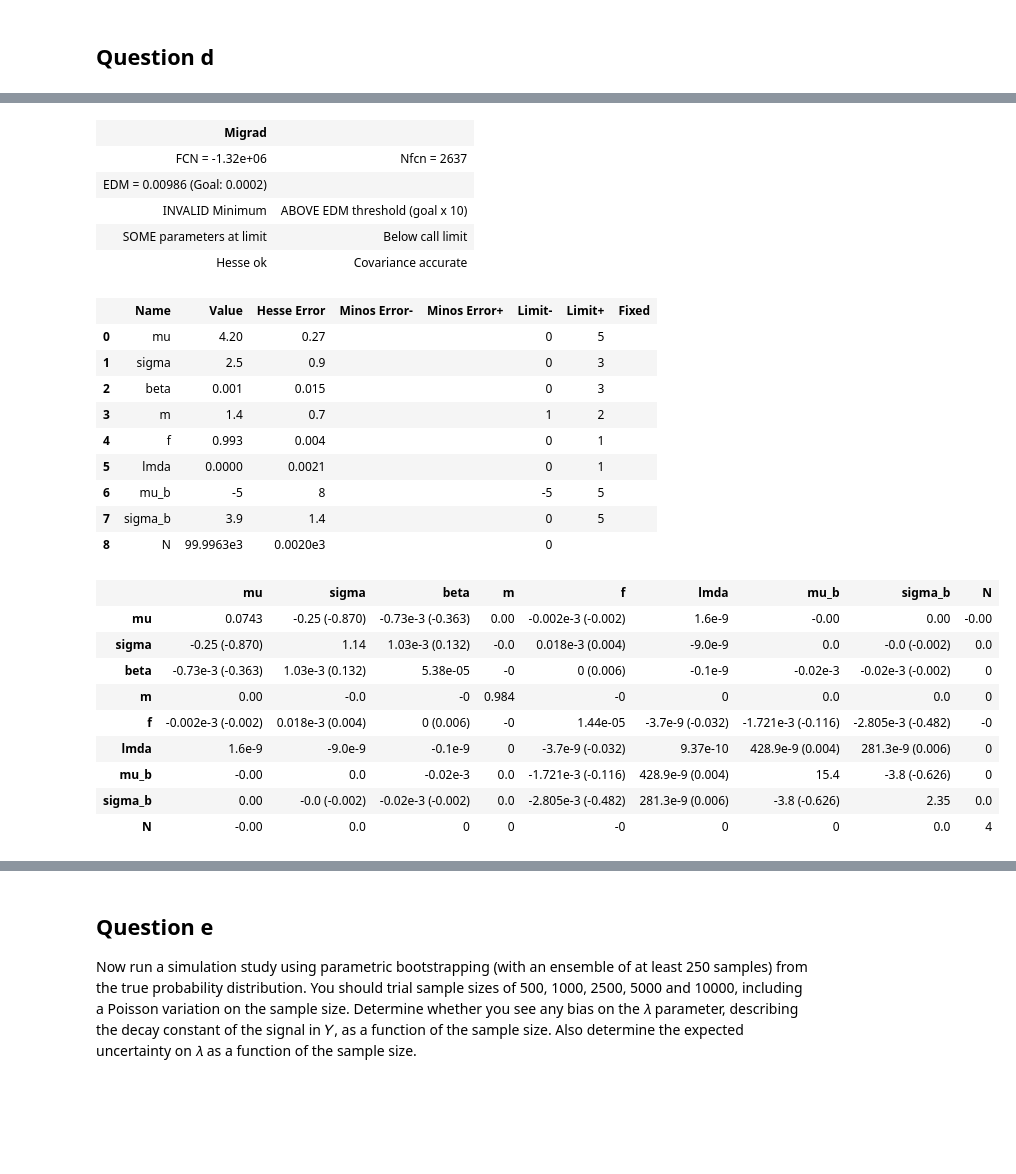
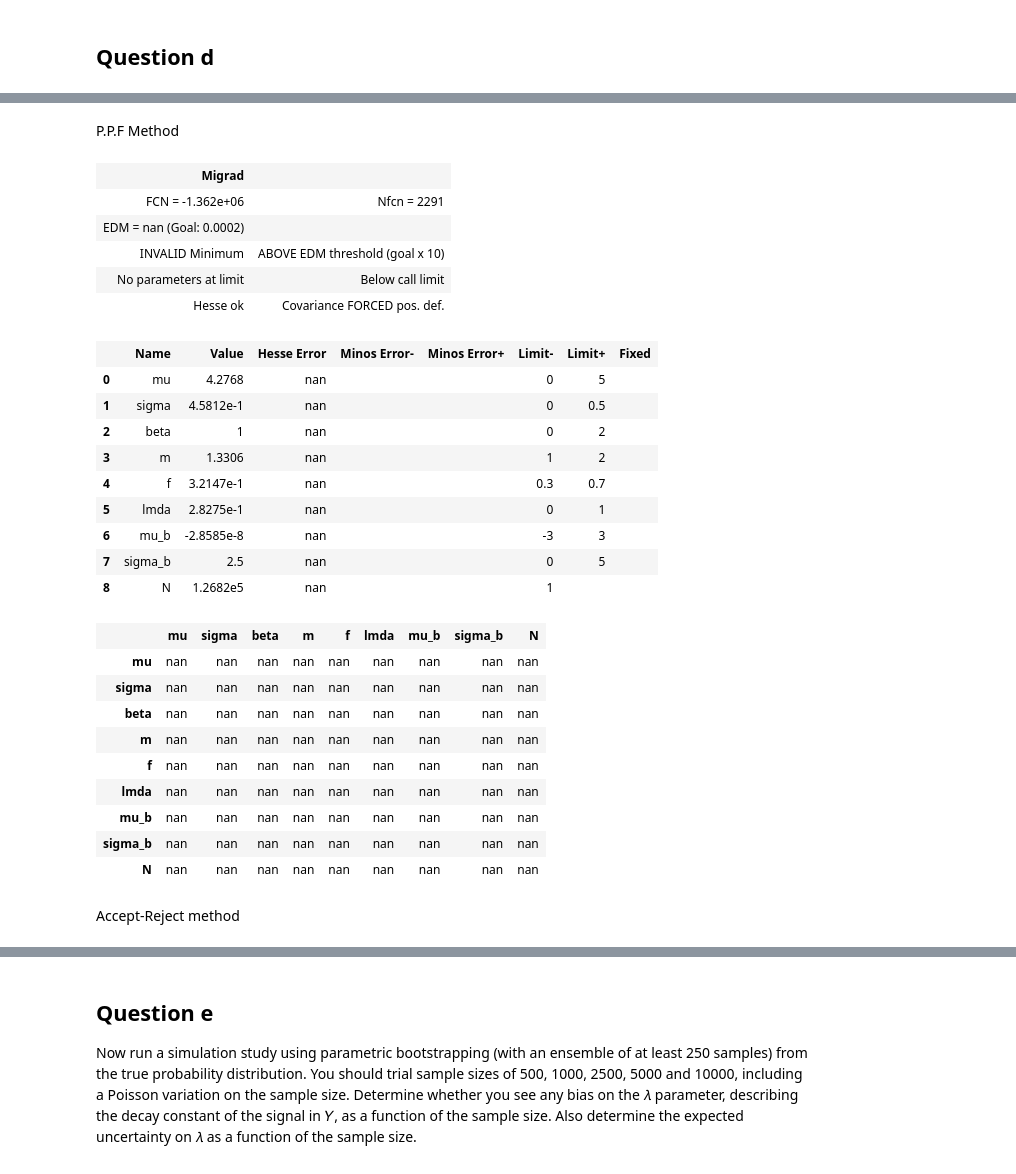
Before and after one commit to john-zhaoyuanzhen/Statistical-Methods-Coursework, a Jupyter notebook: s1.ipynb, the cells around one changed output, grey strips where cells are left out. Saved outputs shown, nothing was run; the diff lists cells and outputs as text; code cells hidden in the pictures; blank space fills up the shorter version.

```diff
--- a/s1.ipynb
+++ b/s1.ipynb
@@ -133,0 +100,2 @@ def log_pdf(xy, mu, sigma, beta, m, f, lmda, mu_b, sigma_b, N):
+# %% [markdown]
+P.P.F Method
@@ -134,44 +126,57 @@ def log_pdf(xy, mu, sigma, beta, m, f, lmda, mu_b, sigma_b, N):
+# %%
+dataset = generate_ppf(100000)
+
+def density(xy, mu=3, sigma=0.3, beta=1, m=1.4, f=0.6, lmda=0.3, mu_b=0, sigma_b=2.5, N=100000):
+    x, y = xy
+
+    if f > 0 and f < 1:
+        Ns = np.random.poisson(f * N)
+        Nb = np.random.poisson((1-f) * N)
+    else:
+        Ns = f * N
+        Nb = (1-f) * N
+    return Ns+Nb, Ns*g_s(x, beta, m, mu, sigma)*h_s(y, lmda) + Nb*g_b(x) * h_b(y, mu_b, sigma_b)
 # %%
-nll = ExtendedUnbinnedNLL((dataset[:,0], dataset[:,1]), log_pdf, log=False)
-
+nll = ExtendedUnbinnedNLL((dataset[:, 0], dataset[:, 1]), density, log=False, verbose=False)
 mi = Minuit(nll, mu=3, sigma=0.3, beta=1, m=1.4, f=0.6, lmda=0.3, mu_b=0, sigma_b=2.5, N=100000)
-
 mi.limits["mu"]=(0, 5)
-mi.limits["sigma"]=(0, 3)
-mi.limits["beta"]=(0, 3)
+mi.limits["sigma"]=(0, 0.5)
+mi.limits["beta"]=(0, 2)
 mi.limits["m"]=(1, 2)
-mi.limits["f"]=(0, 1)
+mi.limits["f"]=(0.3, 0.7)
 mi.limits["lmda"]=(0, 1)
-mi.limits["mu_b"]=(-5,5)
+mi.limits["mu_b"]=(-3,3)
 mi.limits["sigma_b"]=(0,5)
-mi.limits["N"]=(0, None)
+mi.limits["N"]=(1, None)
 
 mi.migrad()
 mi.hesse()
 # %% [output]
 | Migrad |  |
-| FCN = -1.32e+06 | Nfcn = 2637 |
-| EDM = 0.00986 (Goal: 0.0002) |  |
+| FCN = -1.362e+06 | Nfcn = 2291 |
+| EDM = nan (Goal: 0.0002) |  |
 | INVALID Minimum | ABOVE EDM threshold (goal x 10) |
-| SOME parameters at limit | Below call limit |
-| Hesse ok | Covariance accurate |
+| No parameters at limit | Below call limit |
+| Hesse ok | Covariance FORCED pos. def. |
 |  | Name | Value | Hesse Error | Minos Error- | Minos Error+ | Limit- | Limit+ | Fixed |
-| 0 | mu | 4.20 | 0.27 |  |  | 0 | 5 |  |
-| 1 | sigma | 2.5 | 0.9 |  |  | 0 | 3 |  |
-| 2 | beta | 0.001 | 0.015 |  |  | 0 | 3 |  |
-| 3 | m | 1.4 | 0.7 |  |  | 1 | 2 |  |
-| 4 | f | 0.993 | 0.004 |  |  | 0 | 1 |  |
-| 5 | lmda | 0.0000 | 0.0021 |  |  | 0 | 1 |  |
-| 6 | mu_b | -5 | 8 |  |  | -5 | 5 |  |
-| 7 | sigma_b | 3.9 | 1.4 |  |  | 0 | 5 |  |
-| 8 | N | 99.9963e3 | 0.0020e3 |  |  | 0 |  |  |
+| 0 | mu | 4.2768 | nan |  |  | 0 | 5 |  |
+| 1 | sigma | 4.5812e-1 | nan |  |  | 0 | 0.5 |  |
+| 2 | beta | 1 | nan |  |  | 0 | 2 |  |
+| 3 | m | 1.3306 | nan |  |  | 1 | 2 |  |
+| 4 | f | 3.2147e-1 | nan |  |  | 0.3 | 0.7 |  |
+| 5 | lmda | 2.8275e-1 | nan |  |  | 0 | 1 |  |
+| 6 | mu_b | -2.8585e-8 | nan |  |  | -3 | 3 |  |
+| 7 | sigma_b | 2.5 | nan |  |  | 0 | 5 |  |
+| 8 | N | 1.2682e5 | nan |  |  | 1 |  |  |
 |  | mu | sigma | beta | m | f | lmda | mu_b | sigma_b | N |
-| mu | 0.0743 | -0.25 (-0.870) | -0.73e-3 (-0.363) | 0.00 | -0.002e-3 (-0.002) | 1.6e-9 | -0.00 | 0.00 | -0.00 |
-| sigma | -0.25 (-0.870) | 1.14 | 1.03e-3 (0.132) | -0.0 | 0.018e-3 (0.004) | -9.0e-9 | 0.0 | -0.0 (-0.002) | 0.0 |
-| beta | -0.73e-3 (-0.363) | 1.03e-3 (0.132) | 5.38e-05 | -0 | 0 (0.006) | -0.1e-9 | -0.02e-3 | -0.02e-3 (-0.002) | 0 |
-| m | 0.00 | -0.0 | -0 | 0.984 | -0 | 0 | 0.0 | 0.0 | 0 |
-| f | -0.002e-3 (-0.002) | 0.018e-3 (0.004) | 0 (0.006) | -0 | 1.44e-05 | -3.7e-9 (-0.032) | -1.721e-3 (-0.116) | -2.805e-3 (-0.482) | -0 |
-| lmda | 1.6e-9 | -9.0e-9 | -0.1e-9 | 0 | -3.7e-9 (-0.032) | 9.37e-10 | 428.9e-9 (0.004) | 281.3e-9 (0.006) | 0 |
-| mu_b | -0.00 | 0.0 | -0.02e-3 | 0.0 | -1.721e-3 (-0.116) | 428.9e-9 (0.004) | 15.4 | -3.8 (-0.626) | 0 |
-| sigma_b | 0.00 | -0.0 (-0.002) | -0.02e-3 (-0.002) | 0.0 | -2.805e-3 (-0.482) | 281.3e-9 (0.006) | -3.8 (-0.626) | 2.35 | 0.0 |
-| N | -0.00 | 0.0 | 0 | 0 | -0 | 0 | 0 | 0.0 | 4 |
+| mu | nan | nan | nan | nan | nan | nan | nan | nan | nan |
+| sigma | nan | nan | nan | nan | nan | nan | nan | nan | nan |
+| beta | nan | nan | nan | nan | nan | nan | nan | nan | nan |
+| m | nan | nan | nan | nan | nan | nan | nan | nan | nan |
+| f | nan | nan | nan | nan | nan | nan | nan | nan | nan |
+| lmda | nan | nan | nan | nan | nan | nan | nan | nan | nan |
+| mu_b | nan | nan | nan | nan | nan | nan | nan | nan | nan |
+| sigma_b | nan | nan | nan | nan | nan | nan | nan | nan | nan |
+| N | nan | nan | nan | nan | nan | nan | nan | nan | nan |
+# %% [markdown]
+Accept-Reject method
```
Also changed, not shown: parts of 17 cells of this notebook, 1 other file.
